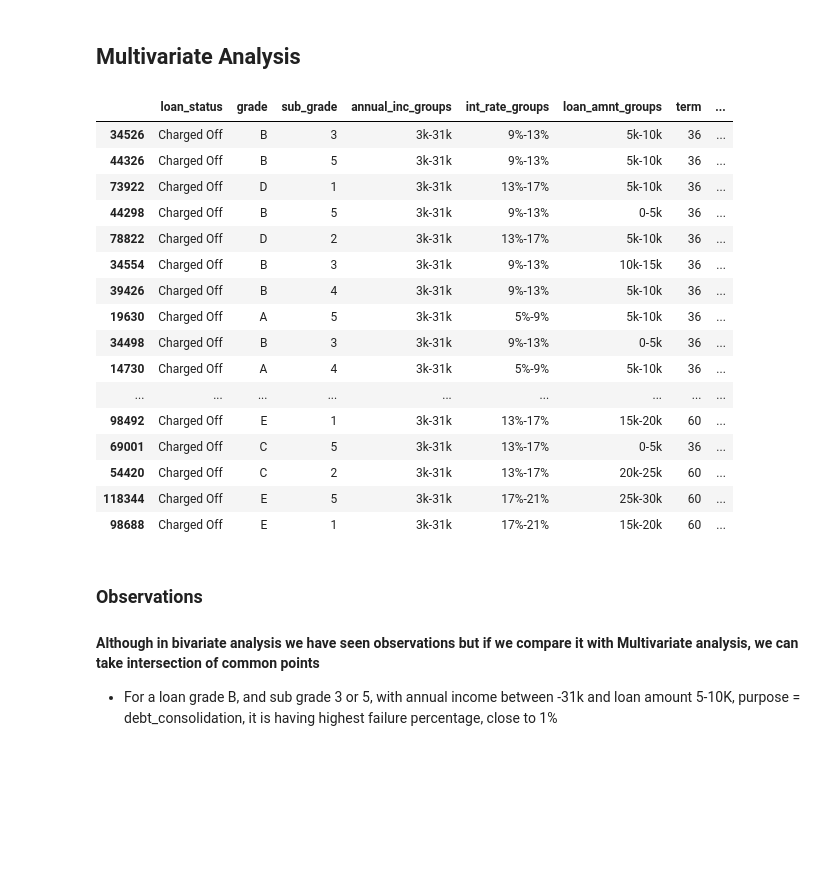
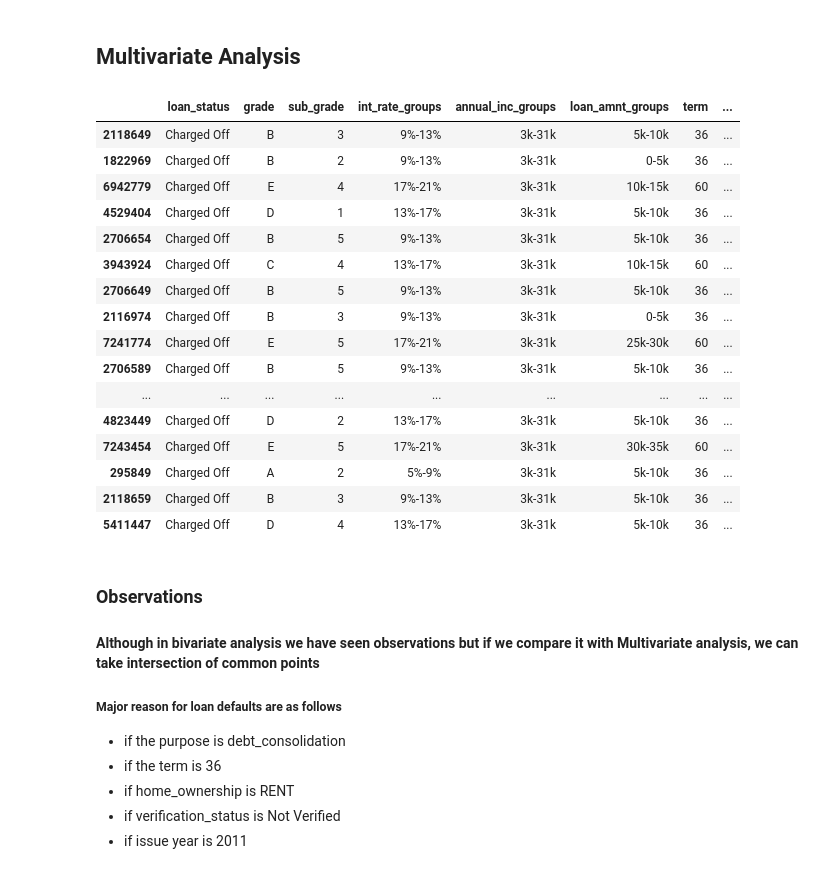
Before and after one commit to dsharma3/LendingClubCaseStudy, a Jupyter notebook: DivyeshSharma.ipynb, the cells around one changed output. Drawn from its saved outputs; the diff is of its cells as text; code cells hidden in the pictures; blank space fills up the shorter version.

```diff
--- a/DivyeshSharma.ipynb
+++ b/DivyeshSharma.ipynb
@@ -781,32 +781,39 @@ plt.show()
 ## Multivariate Analysis
 # %%
 #, "int_rate","annual_inc","open_acc","revol_util","total_acc","installment","funded_amnt"
-loan_status = df.groupby(by=["loan_status","grade","sub_grade","annual_inc_groups","int_rate_groups","loan_amnt_groups", "term", "purpose"])[["loan_amnt","int_rate","annual_inc","open_acc","revol_util","total_acc","installment","funded_amnt"]].count().reset_index()
-loan_status = loan_status[(loan_status.loan_status == "Charged Off")].sort_values(by="loan_amnt",ascending=False)
-loan_status.rename(columns={'loan_amnt': 'loan_amnt_count', 'int_rate': 'int_rate_count',"annual_inc" : "annual_inc_count","open_acc":"open_acc_count","revol_util" : "revol_util_count","total_acc" : "total_acc_count","installment" : "installment_count","funded_amnt" : "funded_amnt_count"}, inplace=True)
-loan_status["chargeoff_percentage"] = 100 * (loan_status.loan_amnt_count/loan_status.loan_amnt_count.sum())
-loan_status.head(100)
+
+loan_status = df.groupby(by=["loan_status","grade","sub_grade","int_rate_groups","annual_inc_groups","loan_amnt_groups", "term", "purpose", "home_ownership","verification_status","issue_year"])[["loan_amnt"]].count().reset_index()
+loan_status = loan_status[(loan_status.loan_status == "Charged Off") ].sort_values(by="loan_amnt",ascending=False)
+loan_status.rename(columns={'loan_amnt': 'charge_off_count'}, inplace=True)
+loan_status["chargeoff_percentage"] = 100 * (loan_status.charge_off_count/loan_status.charge_off_count.sum())
+data = loan_status[loan_status["charge_off_count"] > 0]
+data.head(50)
 # %% [output]
-|  | loan_status | grade | sub_grade | annual_inc_groups | int_rate_groups | loan_amnt_groups | term | ... |
-| 34526 | Charged Off | B | 3 | 3k-31k | 9%-13% | 5k-10k | 36 | ... |
-| 44326 | Charged Off | B | 5 | 3k-31k | 9%-13% | 5k-10k | 36 | ... |
-| 73922 | Charged Off | D | 1 | 3k-31k | 13%-17% | 5k-10k | 36 | ... |
-| 44298 | Charged Off | B | 5 | 3k-31k | 9%-13% | 0-5k | 36 | ... |
-| 78822 | Charged Off | D | 2 | 3k-31k | 13%-17% | 5k-10k | 36 | ... |
-| 34554 | Charged Off | B | 3 | 3k-31k | 9%-13% | 10k-15k | 36 | ... |
-| 39426 | Charged Off | B | 4 | 3k-31k | 9%-13% | 5k-10k | 36 | ... |
-| 19630 | Charged Off | A | 5 | 3k-31k | 5%-9% | 5k-10k | 36 | ... |
-| 34498 | Charged Off | B | 3 | 3k-31k | 9%-13% | 0-5k | 36 | ... |
-| 14730 | Charged Off | A | 4 | 3k-31k | 5%-9% | 5k-10k | 36 | ... |
+|  | loan_status | grade | sub_grade | int_rate_groups | annual_inc_groups | loan_amnt_groups | term | ... |
+| 2118649 | Charged Off | B | 3 | 9%-13% | 3k-31k | 5k-10k | 36 | ... |
+| 1822969 | Charged Off | B | 2 | 9%-13% | 3k-31k | 0-5k | 36 | ... |
+| 6942779 | Charged Off | E | 4 | 17%-21% | 3k-31k | 10k-15k | 60 | ... |
+| 4529404 | Charged Off | D | 1 | 13%-17% | 3k-31k | 5k-10k | 36 | ... |
+| 2706654 | Charged Off | B | 5 | 9%-13% | 3k-31k | 5k-10k | 36 | ... |
+| 3943924 | Charged Off | C | 4 | 13%-17% | 3k-31k | 10k-15k | 60 | ... |
+| 2706649 | Charged Off | B | 5 | 9%-13% | 3k-31k | 5k-10k | 36 | ... |
+| 2116974 | Charged Off | B | 3 | 9%-13% | 3k-31k | 0-5k | 36 | ... |
+| 7241774 | Charged Off | E | 5 | 17%-21% | 3k-31k | 25k-30k | 60 | ... |
+| 2706589 | Charged Off | B | 5 | 9%-13% | 3k-31k | 5k-10k | 36 | ... |
 | ... | ... | ... | ... | ... | ... | ... | ... | ... |
-| 98492 | Charged Off | E | 1 | 3k-31k | 13%-17% | 15k-20k | 60 | ... |
-| 69001 | Charged Off | C | 5 | 3k-31k | 13%-17% | 0-5k | 36 | ... |
-| 54420 | Charged Off | C | 2 | 3k-31k | 13%-17% | 20k-25k | 60 | ... |
-| 118344 | Charged Off | E | 5 | 3k-31k | 17%-21% | 25k-30k | 60 | ... |
-| 98688 | Charged Off | E | 1 | 3k-31k | 17%-21% | 15k-20k | 60 | ... |
+| 4823449 | Charged Off | D | 2 | 13%-17% | 3k-31k | 5k-10k | 36 | ... |
+| 7243454 | Charged Off | E | 5 | 17%-21% | 3k-31k | 30k-35k | 60 | ... |
+| 295849 | Charged Off | A | 2 | 5%-9% | 3k-31k | 5k-10k | 36 | ... |
+| 2118659 | Charged Off | B | 3 | 9%-13% | 3k-31k | 5k-10k | 36 | ... |
+| 5411447 | Charged Off | D | 4 | 13%-17% | 3k-31k | 5k-10k | 36 | ... |
 # %% [markdown]
 ### Observations
 
 #### Although in bivariate analysis we have seen observations but if we compare it with Multivariate analysis, we can take intersection of common points
 
-- For a loan grade B, and sub grade 3 or 5, with annual income between -31k and loan amount 5-10K, purpose = debt_consolidation, it is having highest failure percentage, close to 1%
+##### Major reason for loan defaults are as follows
+- if the purpose is debt_consolidation
+- if the term is 36
+- if home_ownership is RENT
+- if verification_status is Not Verified
+- if issue year is 2011
```
Also changed, not shown: parts of 2 cells of this notebook.
